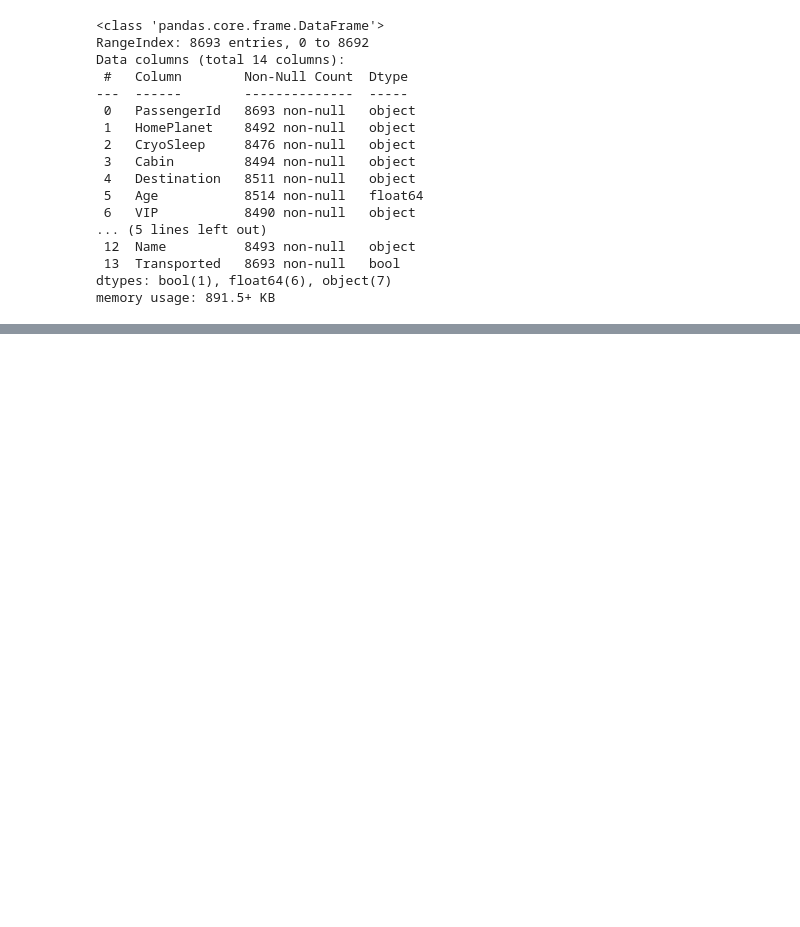
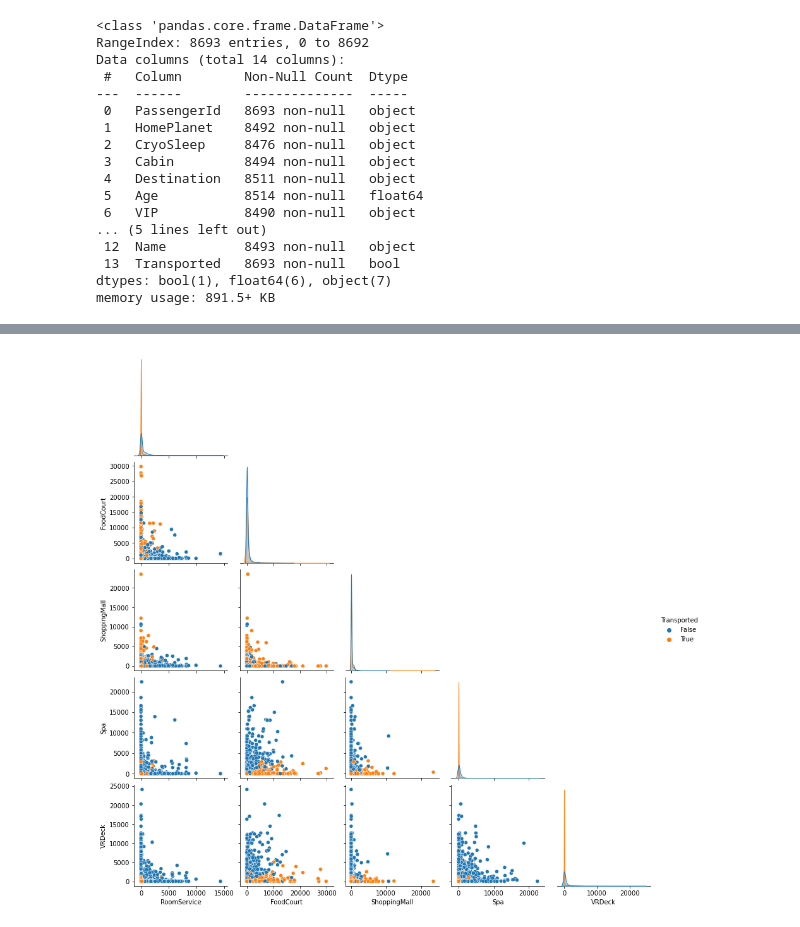
Before and after one commit to Dael-the-Mailman/kaggle-submissions, a Jupyter notebook: spaceship-titanic/Data Exploration.ipynb, the cells around one changed output, grey strips where cells are left out. Saved outputs shown, nothing was run; the diff lists cells and outputs as text; code cells hidden in the pictures; blank space fills up the shorter version.

```diff
--- a/spaceship-titanic/Data Exploration.ipynb
+++ b/spaceship-titanic/Data Exploration.ipynb
@@ -51,0 +149,6 @@ memory usage: 891.5+ KB
+# %%
+sns.pairplot(data=data, kind="scatter", hue="Transported", diag_kind="auto", corner=True,
+            x_vars=['RoomService', 'FoodCourt', 'ShoppingMall', 'Spa', 'VRDeck'],
+            y_vars=['RoomService', 'FoodCourt', 'ShoppingMall', 'Spa', 'VRDeck']);
+# %% [output]
+[figure, added]
```
Also changed, not shown: parts of 18 cells of this notebook.
